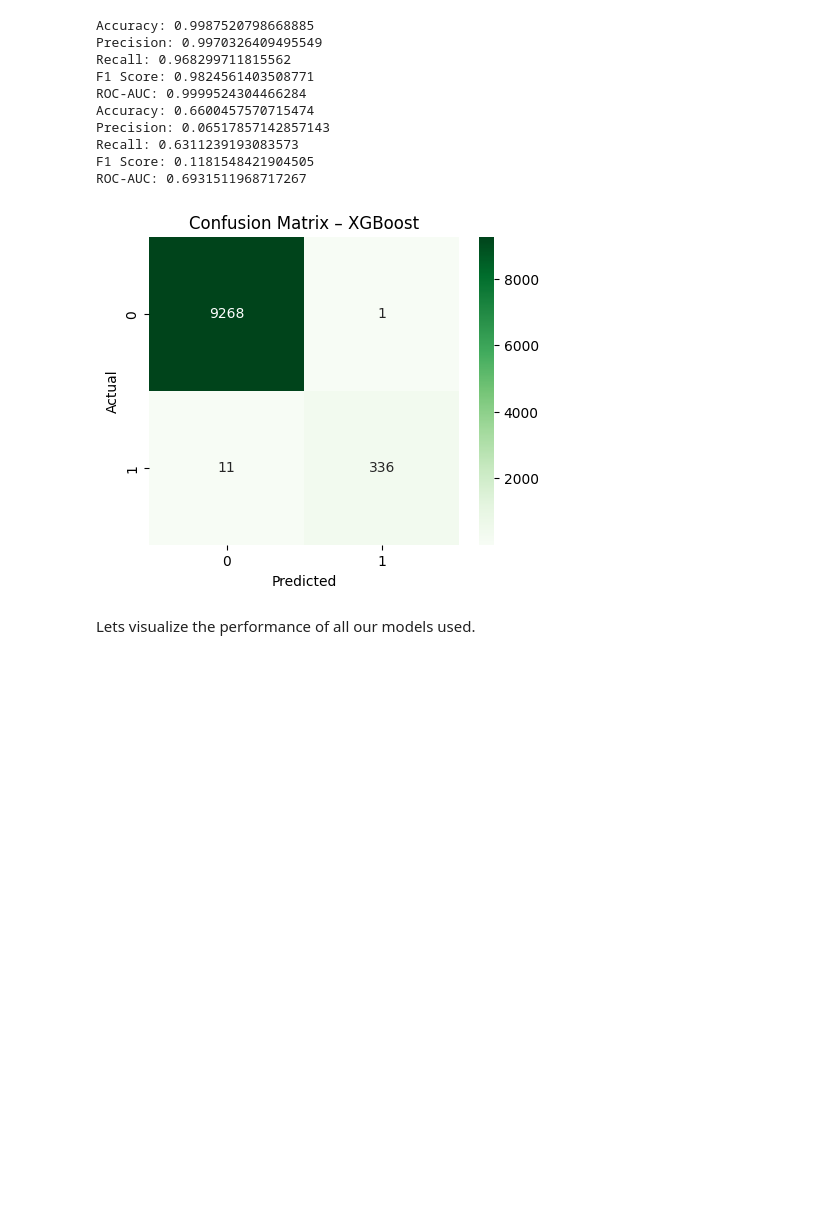
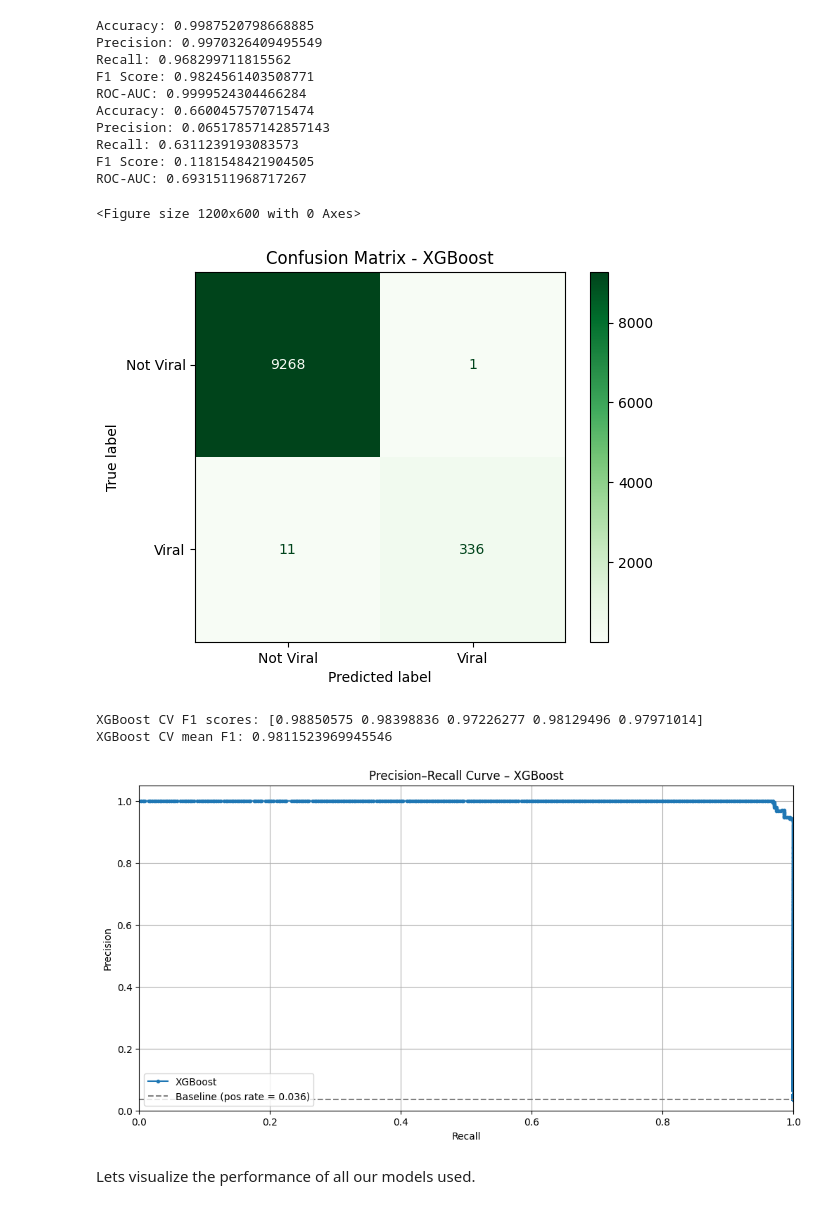
Before and after one commit to theoverthere/CS577-SEMESTER_PROJECT-VIRALITY_ANALYSIS, a Jupyter notebook: yt-tt-trend-analysis.ipynb, the cells around one changed output. Saved outputs shown, nothing was run; the diff lists cells and outputs as text; code cells hidden in the pictures; blank space fills up the shorter version.

```diff
--- a/yt-tt-trend-analysis.ipynb
+++ b/yt-tt-trend-analysis.ipynb
@@ -1261,17 +1292,45 @@ Recall: 0.6311239193083573
 F1 Score: 0.1181548421904505
 ROC-AUC: 0.6931511968717267
 # %%
-# Confusion Matrix - Random Forest
+# Confusion Matrix - XGBoost
 cm_xgb = confusion_matrix(Y_test, Y_pred_xgb)
+disp_xgb = ConfusionMatrixDisplay(confusion_matrix=cm_xgb,
+                                  display_labels=["Not Viral", "Viral"])
 
-plt.figure(figsize=(5,4))
-sns.heatmap(cm_xgb, annot=True, fmt='d', cmap='Greens')
-plt.title("Confusion Matrix – XGBoost")
-plt.xlabel("Predicted")
-plt.ylabel("Actual")
+plt.figure(figsize=(12, 6))
+disp_xgb.plot(cmap="Greens", values_format='d')
+plt.title("Confusion Matrix - XGBoost")
 plt.show()
+
+# Cross-validation check (F1)
+cv_scores_xgb = cross_val_score(xgb_model, X, Y, cv=5, scoring='f1')
+print("XGBoost CV F1 scores:", cv_scores_xgb)
+print("XGBoost CV mean F1:", cv_scores_xgb.mean())
+
+# Precision–Recall curve
+precision_xgb, recall_xgb, thresh_xgb = precision_recall_curve(Y_test, Y_prob_xgb)
+
+plt.figure(figsize=(12, 6))
+plt.plot(recall_xgb, precision_xgb, marker='.', label='XGBoost')
+
+pos_rate = Y_test.mean()
+plt.hlines(pos_rate, 0, 1, colors='gray', linestyles='--',
+           label=f'Baseline (pos rate = {pos_rate:.3f})')
+
+plt.xlabel('Recall')
+plt.ylabel('Precision')
+plt.title('Precision–Recall Curve – XGBoost')
+plt.xlim([0.0, 1.0])
+plt.ylim([0.0, 1.05])
+plt.grid(True)
+plt.legend()
+plt.show()
 # %% [output]
+<Figure size 1200x600 with 0 Axes>
-[figure, old version]
+[figure, new version]
+XGBoost CV F1 scores: [0.98850575 0.98398836 0.97226277 0.98129496 0.97971014]
+XGBoost CV mean F1: 0.9811523969945546
+[figure, added]
 # %% [markdown]
 Lets visualize the performance of all our models used.
 # %%
```
Also changed, not shown: parts of 2 cells of this notebook.
